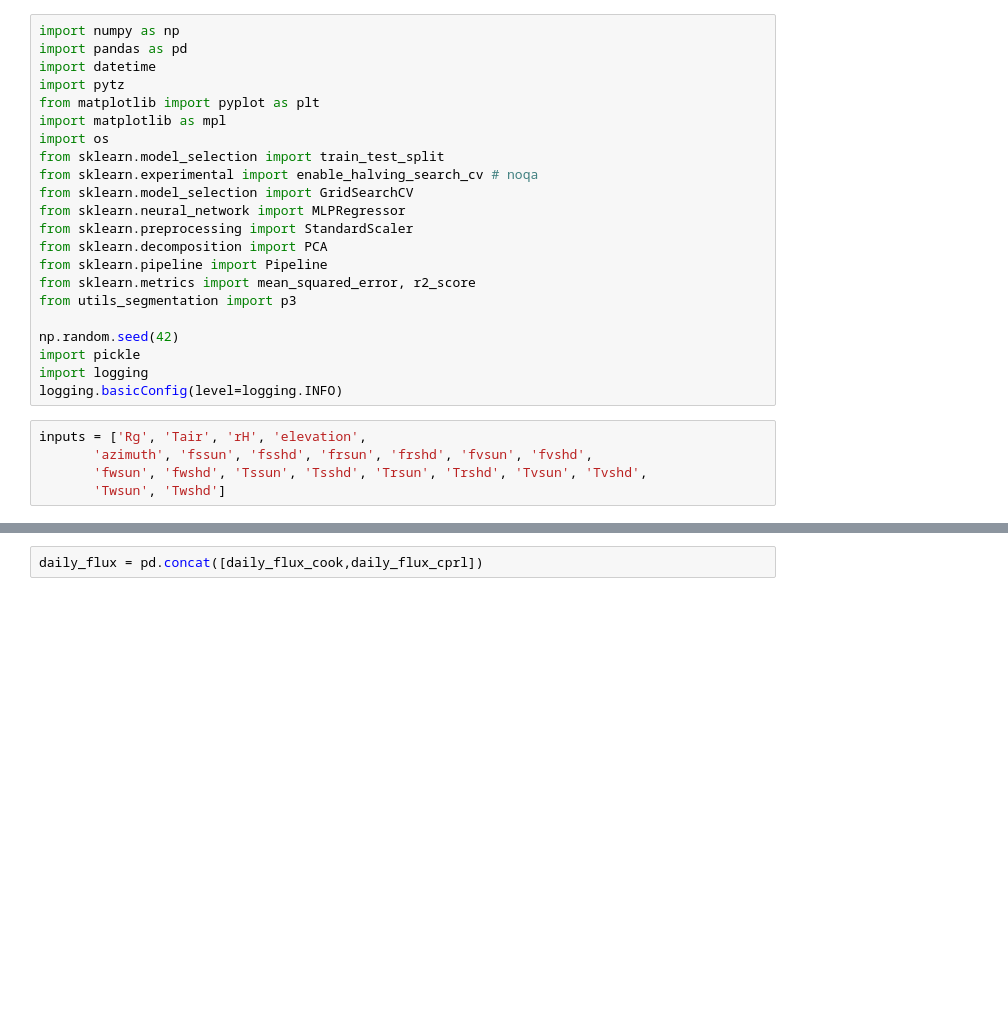
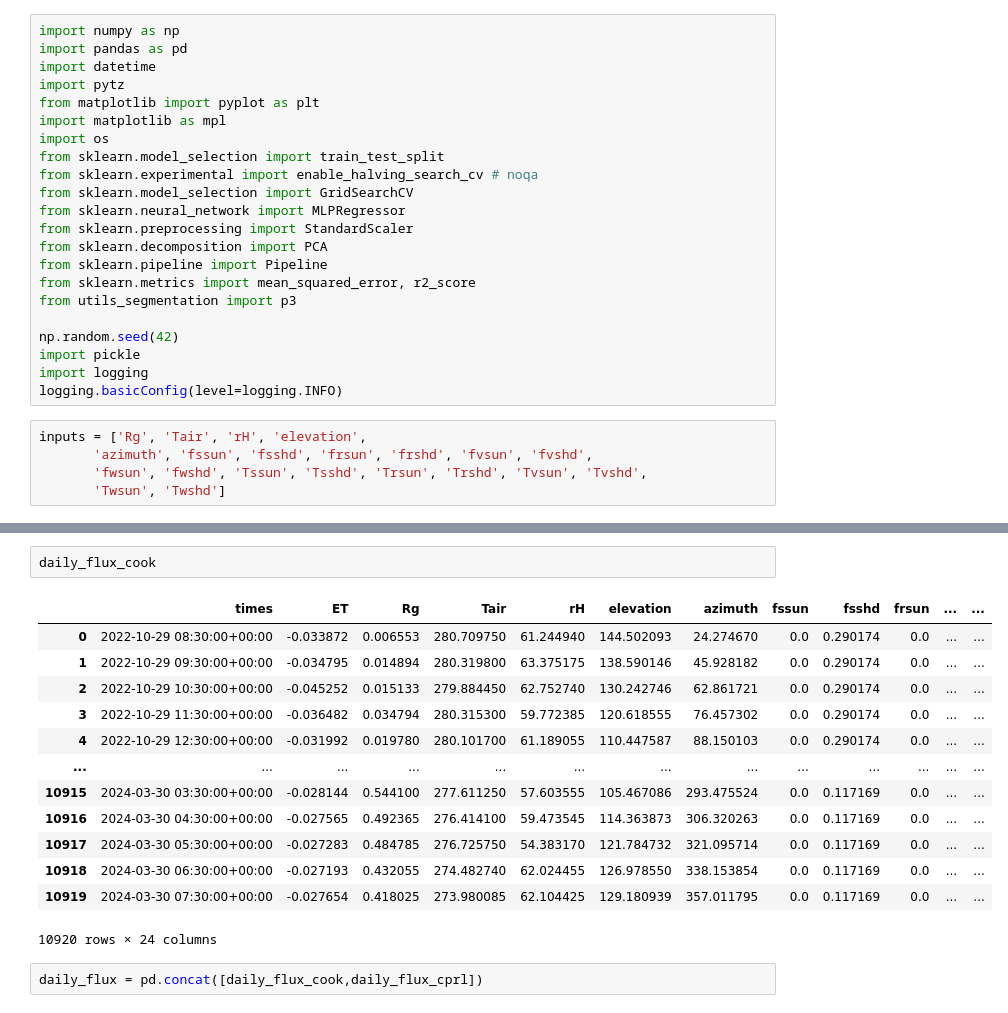
Before and after one commit to cafltar/CookIRCamET, a Jupyter notebook: et_mlp_comparison.ipynb, the cells around one changed output, grey strips where cells are left out. Drawn from its saved outputs; the diff is of its cells as text; blank space fills up the shorter version.

```diff
--- a/et_mlp_comparison.ipynb
+++ b/et_mlp_comparison.ipynb
@@ -33,3 +33,19 @@ daily_flux_cprl=pd.read_csv('../../work/CookIRCamET/Working/cprlhy2023_batches_p
+# %%
+daily_flux_cook
+# %% [output]
+|  | times | ET | Rg | Tair | rH | elevation | azimuth | fssun | fsshd | frsun | ... | ... |
+| 0 | 2022-10-29 08:30:00+00:00 | -0.033872 | 0.006553 | 280.709750 | 61.244940 | 144.502093 | 24.274670 | 0.0 | 0.290174 | 0.0 | ... | ... |
+| 1 | 2022-10-29 09:30:00+00:00 | -0.034795 | 0.014894 | 280.319800 | 63.375175 | 138.590146 | 45.928182 | 0.0 | 0.290174 | 0.0 | ... | ... |
+| 2 | 2022-10-29 10:30:00+00:00 | -0.045252 | 0.015133 | 279.884450 | 62.752740 | 130.242746 | 62.861721 | 0.0 | 0.290174 | 0.0 | ... | ... |
+| 3 | 2022-10-29 11:30:00+00:00 | -0.036482 | 0.034794 | 280.315300 | 59.772385 | 120.618555 | 76.457302 | 0.0 | 0.290174 | 0.0 | ... | ... |
+| 4 | 2022-10-29 12:30:00+00:00 | -0.031992 | 0.019780 | 280.101700 | 61.189055 | 110.447587 | 88.150103 | 0.0 | 0.290174 | 0.0 | ... | ... |
+| ... | ... | ... | ... | ... | ... | ... | ... | ... | ... | ... | ... | ... |
+| 10915 | 2024-03-30 03:30:00+00:00 | -0.028144 | 0.544100 | 277.611250 | 57.603555 | 105.467086 | 293.475524 | 0.0 | 0.117169 | 0.0 | ... | ... |
+| 10916 | 2024-03-30 04:30:00+00:00 | -0.027565 | 0.492365 | 276.414100 | 59.473545 | 114.363873 | 306.320263 | 0.0 | 0.117169 | 0.0 | ... | ... |
+| 10917 | 2024-03-30 05:30:00+00:00 | -0.027283 | 0.484785 | 276.725750 | 54.383170 | 121.784732 | 321.095714 | 0.0 | 0.117169 | 0.0 | ... | ... |
+| 10918 | 2024-03-30 06:30:00+00:00 | -0.027193 | 0.432055 | 274.482740 | 62.024455 | 126.978550 | 338.153854 | 0.0 | 0.117169 | 0.0 | ... | ... |
+| 10919 | 2024-03-30 07:30:00+00:00 | -0.027654 | 0.418025 | 273.980085 | 62.104425 | 129.180939 | 357.011795 | 0.0 | 0.117169 | 0.0 | ... | ... |
+10920 rows × 24 columns
 # %%
 daily_flux = pd.concat([daily_flux_cook,daily_flux_cprl])
 # %%
```
Also changed, not shown: parts of 8 cells of this notebook, 34 other files.
